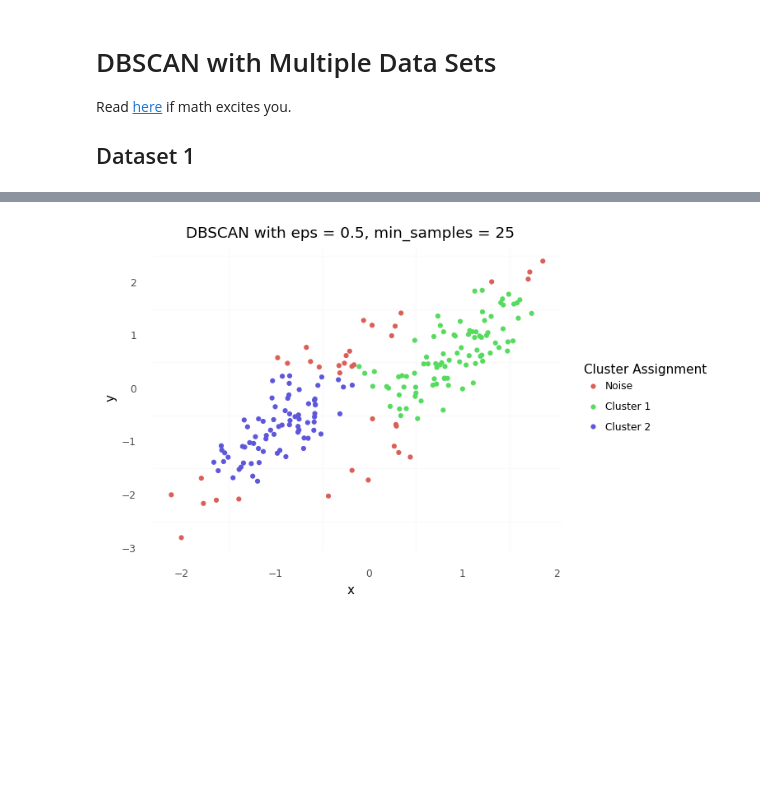
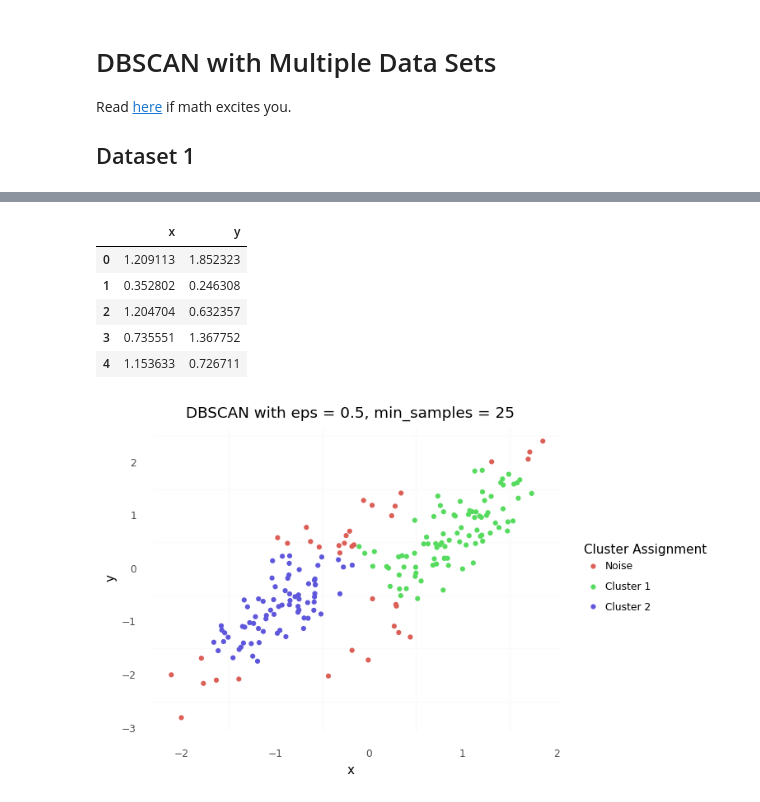
Before and after one commit to min-is/Chapman-University, a Jupyter notebook: CPSC 392 - Data Science/Lectures/Lecture 18: DBSCAN.ipynb, the cells around one changed output, grey strips where cells are left out. Cells and saved outputs as stored; diff of their text form; code cells hidden in the pictures; blank space fills up the shorter version.

```diff
--- a/CPSC 392 - Data Science/Lectures/Lecture 18: DBSCAN.ipynb
+++ b/CPSC 392 - Data Science/Lectures/Lecture 18: DBSCAN.ipynb
@@ -37,3 +37,12 @@ ggplot(d1, aes(x = "x", y = "y")) + geom_point() + theme_minimal()
+# %%
+d1.head()
+# %% [output]
+|  | x | y |
+| 0 | 1.209113 | 1.852323 |
+| 1 | 0.352802 | 0.246308 |
+| 2 | 1.204704 | 0.632357 |
+| 3 | 0.735551 | 1.367752 |
+| 4 | 1.153633 | 0.726711 |
 # %%
 # dbscan and plot
 db1 = DBSCAN(eps = 0.5, min_samples = 25).fit(d1)
```
Also changed, not shown: parts of 1 cell of this notebook, 4 other files.
